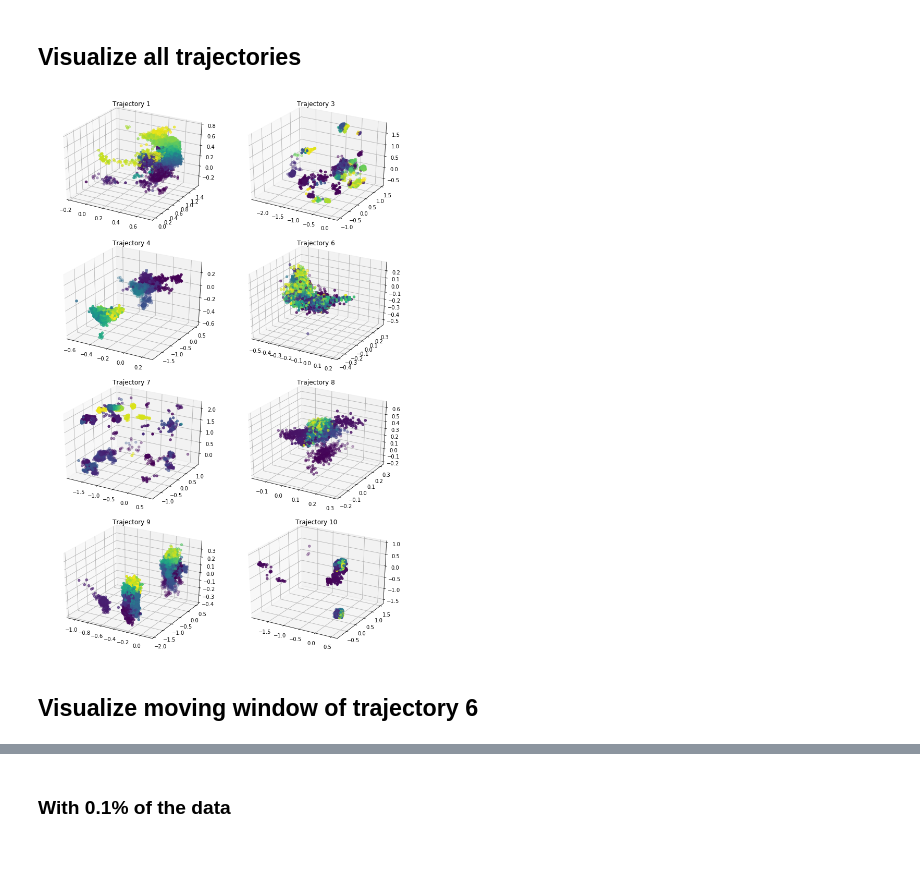
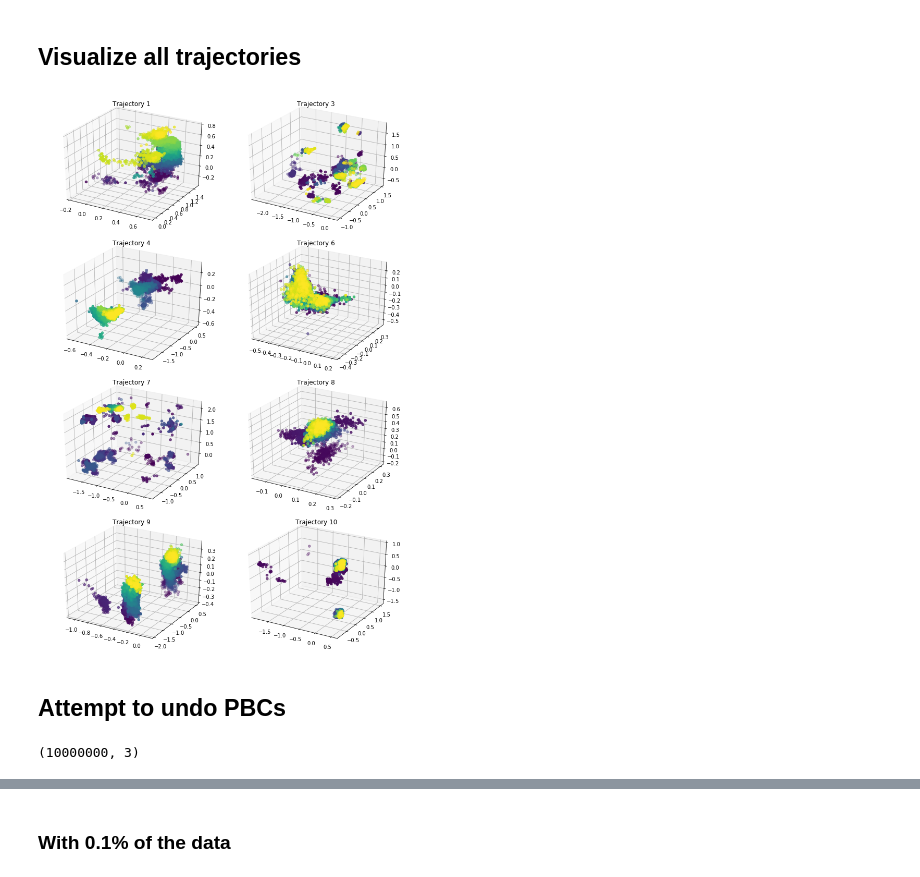
Before and after one commit to RobertArbon/water_diffusion, a Jupyter notebook: Visualise_all.ipynb, the cells around one changed output, grey strips where cells are left out. Saved outputs shown, nothing was run; the diff lists cells and outputs as text; code cells hidden in the pictures.

Commit message:
Completed analysis of trajectory 4

```diff
--- a/Visualise_all.ipynb
+++ b/Visualise_all.ipynb
@@ -9,11 +9,0 @@ import seaborn as sns
-# %%
-all_dfs = []
-for i in [1,3,4,6,7,8,9,10]:
-    print(i)
-    df = pd.read_csv('data/'+str(i)+'_mw_disp_full.csv')
-    df.columns = ['x', 'y', 'z']
-    df['t_ns'] = np.arange(df.shape[0])*0.1/1000
-    df = df.iloc[::1000, :] # keep only every 100 ps
-    df['traj'] = i
-    all_dfs.append(df)
-df = pd.concat(all_dfs)
@@ -28,0 +10,15 @@ df = pd.concat(all_dfs)
+# %%
+traj_nums = [1,3,4,6,7,8,9,10]
+# %%
+trajs = {}
+for i in traj_nums:
+    print(i)
+    df = pd.read_csv('data/'+str(i)+'_mw_disp_full.csv')
+    pdb = md.load('data/{}.pdb'.format(i))
+    xyz = df.values.reshape(-1, 1, 3)
+    time = np.arange(xyz.shape[0])*0.1 # time in picoseconds
+    traj = md.Trajectory(xyz=xyz, time = time,
+                         topology=pdb.topology,
+                         unitcell_angles=np.repeat(pdb.unitcell_angles, time.shape[0], axis=0),
+                         unitcell_lengths=np.repeat(pdb.unitcell_lengths, time.shape[0], axis=0))
+    trajs[i]=traj
@@ -29,7 +34,8 @@ df = pd.concat(all_dfs)
 # %%
-def plot_sample(ax, fig, df, frac=0.01, color='t_ns', plot_cbar=False):
-    df_sample = df.sample(frac=frac)
-    c = ax.scatter(xs=df_sample.x, ys = df_sample.y, zs = df_sample.z, c=df_sample[color])
+def plot_sample(ax, fig, traj, frac=0.01, plot_cbar=False):
+    xyz = traj[::int(1/frac)].xyz
+    t = traj[::int(1/frac)].time
+    c = ax.scatter(xs=xyz[:, 0, 0], ys = xyz[:, 0, 1], zs = xyz[:, 0, 2], c=t)
     if plot_cbar:
         fig.colorbar(c)
     return ax, fig
@@ -38,13 +44,13 @@ def plot_sample(ax, fig, df, frac=0.01, color='t_ns', plot_cbar=False):
 # %%
 fig = plt.figure(figsize=(10,15))
 
-for i, j in enumerate([1, 3,4,6,7,8,9,10]):
+for i, traj in enumerate(trajs.values()):
     ax = fig.add_subplot(4,2,i+1,projection='3d')
 
-    plot_sample(ax, fig, df.loc[df.traj==j, :], frac=1)
-    ax.set_title('Trajectory {}'.format(j))
+    plot_sample(ax, fig,traj, frac=0.001)
+    ax.set_title('Trajectory {}'.format(traj_nums[i]))
 plt.tight_layout()
 # %% [output]
-[figure, old version]
+[figure, new version]
-# %% [markdown]
-## Visualize moving window of trajectory 6
+# %% [markdown]
+## Attempt to undo PBCs
@@ -50,0 +59,6 @@ plt.tight_layout()
+# %%
+xyz = traj.xyz.reshape(-1, 3)
+box_l = traj.unitcell_lengths
+box_l.shape
+# %% [output]
+(10000000, 3)
```
Also changed, not shown: parts of 13 cells of this notebook, 4 other files.
